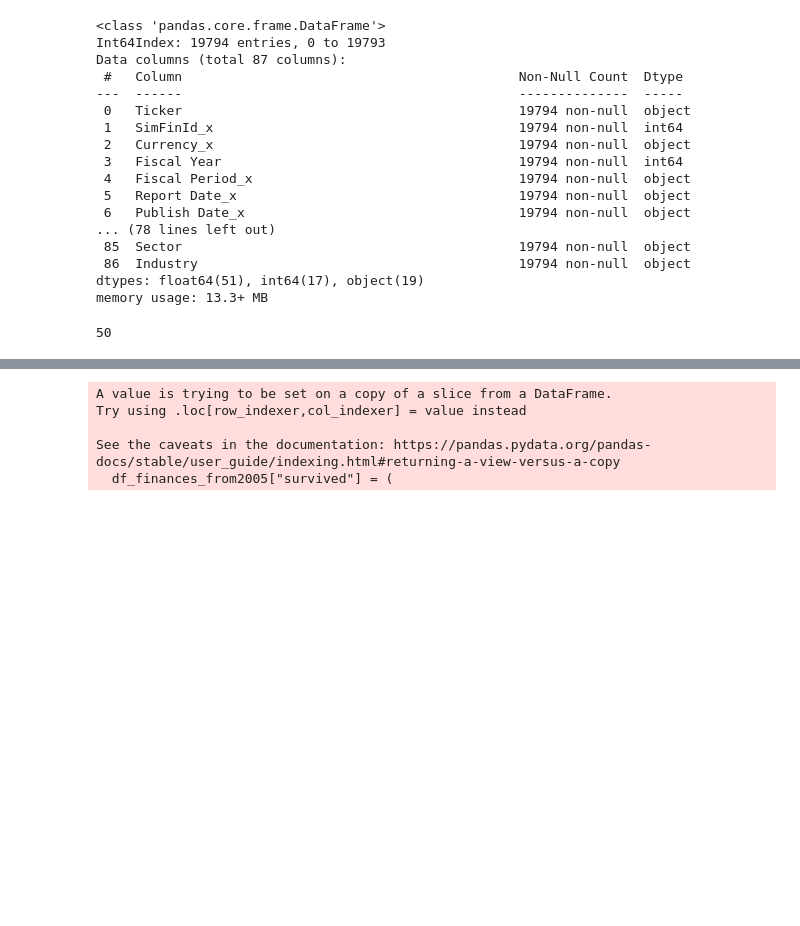
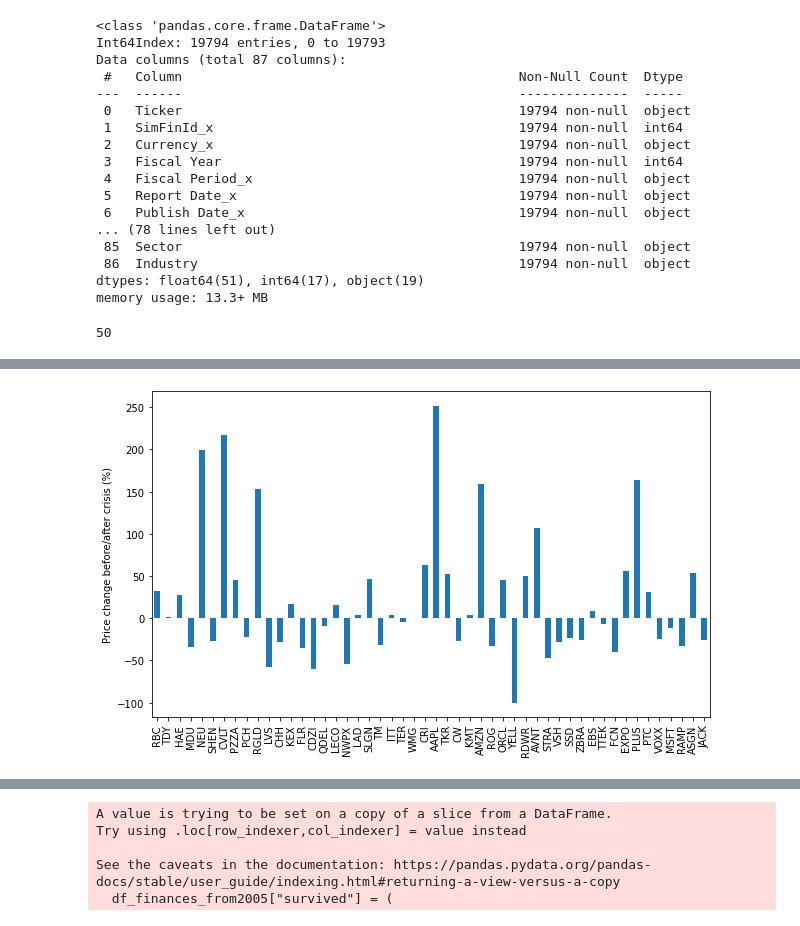
Before and after one commit to mpolch/datachallenge, a Jupyter notebook: notebooks/afeb_prices.ipynb, the cells around one changed output, grey strips where cells are left out. Drawn from its saved outputs; the diff is of its cells as text; code cells hidden in the pictures; blank space fills up the shorter version.

```diff
--- a/notebooks/afeb_prices.ipynb
+++ b/notebooks/afeb_prices.ipynb
@@ -94,3 +99,13 @@ fig, (ax1, ax2) = plt.subplots(1, 2, figsize=(18, 5))
+# %%
+# replot more cleary
+fig, ax = plt.subplots(1, 1, figsize=(10, 6))
+percentage_change = 100 * (max_2012 - max_before) / max_before
+percentage_change.plot.bar(ax=ax)
+ax.set(ylabel="Price change before/after crisis (%)")
+plt.savefig("../figures/price_chance.pdf", bbox_inches="tight")
+plt.show()
+# %% [output]
+[figure, added]
 # %%
 # binary indicator on whether company "survived" the 2008 financial crisis
 
```
Also changed, not shown: parts of 10 cells of this notebook, 10 other files.
